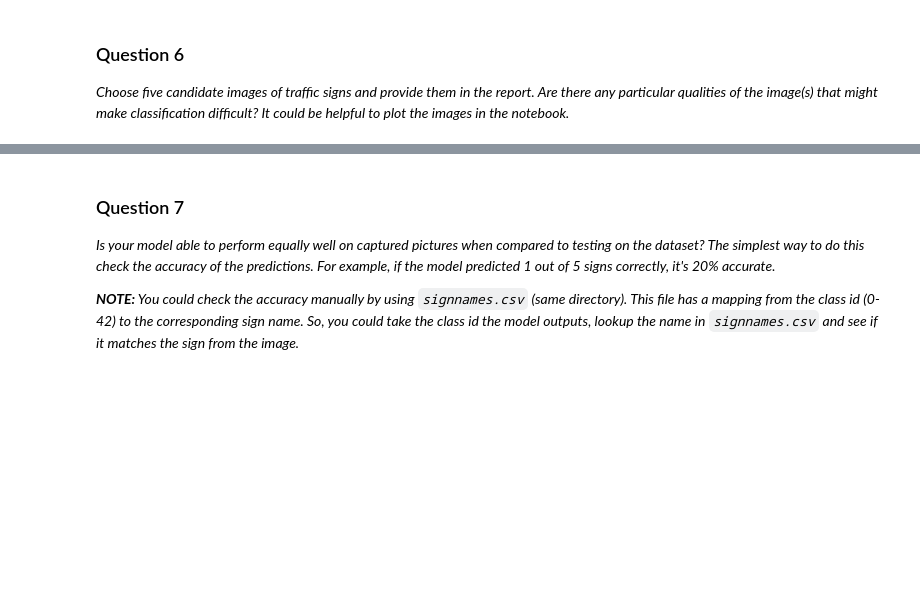
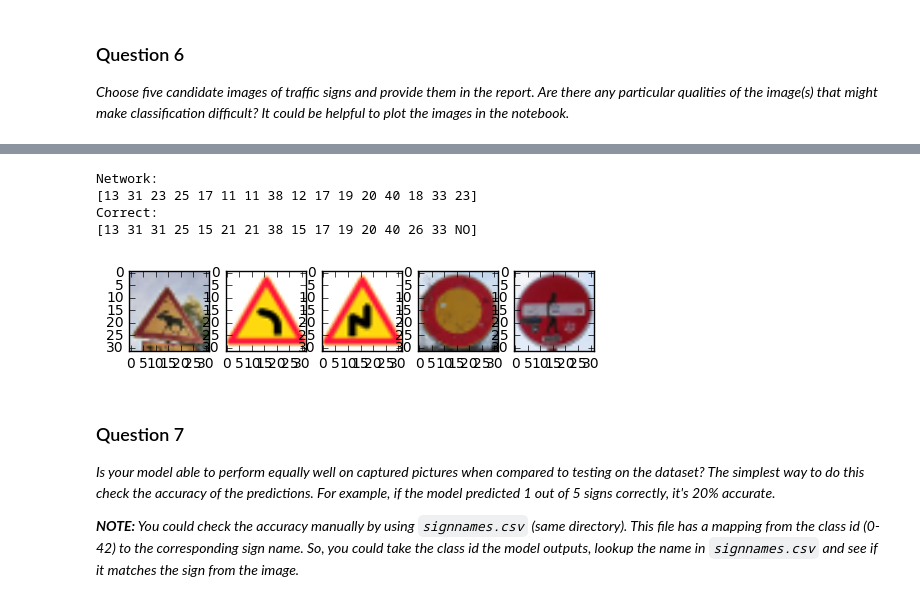
Before and after one commit to romannergachev/CarND-Traffic-Sign-Classifier-Project, a Jupyter notebook: Traffic_Sign_Classifier.ipynb, the cells around one changed output, grey strips where cells are left out. Cells and saved outputs as stored; diff of their text form; code cells hidden in the pictures; blank space fills up the shorter version.

```diff
--- a/Traffic_Sign_Classifier.ipynb
+++ b/Traffic_Sign_Classifier.ipynb
@@ -446,33 +447,37 @@ Thing to improve: For that kind of signs it would be helpful also to add a yello
 # %%
 ### Run the predictions here.
 ### Feel free to use as many code cells as needed.
 
-fig = plt.figure()
-sp.axes.get_xaxis().set_visible(False)
-sp.axes.get_yaxis().set_visible(False)
-image1=fig.add_subplot(1,5,1)
-image1.imshow(XX[1,:,:,:])
-image2=fig.add_subplot(1,5,2)
-image2.imshow(XX[10,:,:,:])
-image3=fig.add_subplot(1,5,3)
-image3.imshow(XX[5,:,:,:])
-image4=fig.add_subplot(1,5,4)
-image4.imshow(XX[8,:,:,:])
-image5=fig.add_subplot(1,5,5)
-image5.imshow(XX[9,:,:,:])
-fig.show()
+graph = plt.figure()
+image1=graph.add_subplot(1, 5, 1)
+image1.imshow(XX[1, :, :, :])
+image2=graph.add_subplot(1, 5, 2)
+image2.imshow(XX[10, :, :, :])
+image3=graph.add_subplot(1, 5, 3)
+image3.imshow(XX[5, :, :, :])
+image4=graph.add_subplot(1, 5, 4)
+image4.imshow(XX[8, :, :, :])
+image5=graph.add_subplot(1, 5, 5)
+image5.imshow(XX[9, :, :, :])
+graph.show()
 
 
 with tf.Session() as sess:
     loader = tf.train.import_meta_graph('lenet2.meta')
     loader.restore(sess, tf.train.latest_checkpoint('./'))
     predictions = sess.run(prediction, feed_dict={x: XXX, y: yyy, drop: 1.0})
     sftmax = sess.run(tf.nn.softmax(logits), feed_dict={x: XXX, y: yyy, drop: 1.0})
 
-print ('Predictions:')
+print ('Network:')
 print (predictions)
-print ('Correct labels:')
+print ('Correct:')
 print ('[13 31 31 25 15 21 21 38 15 17 19 20 40 26 33 NO]')
+# %% [output]
+Network:
+[13 31 23 25 17 11 11 38 12 17 19 20 40 18 33 23]
+Correct:
+[13 31 31 25 15 21 21 38 15 17 19 20 40 26 33 NO]
+[figure, added]
 # %% [markdown]
 ### Question 7
 
```
Also changed, not shown: parts of 17 cells of this notebook.
